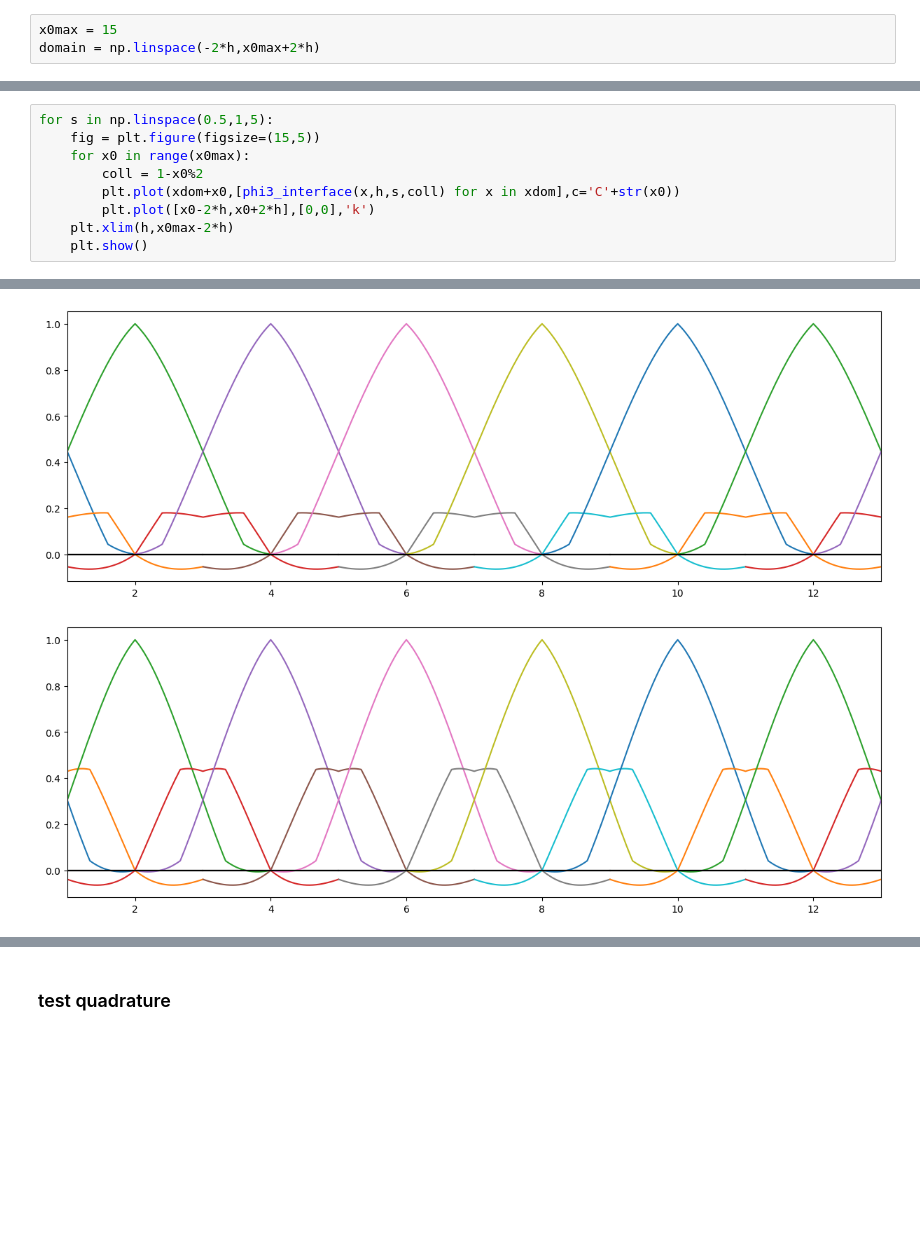
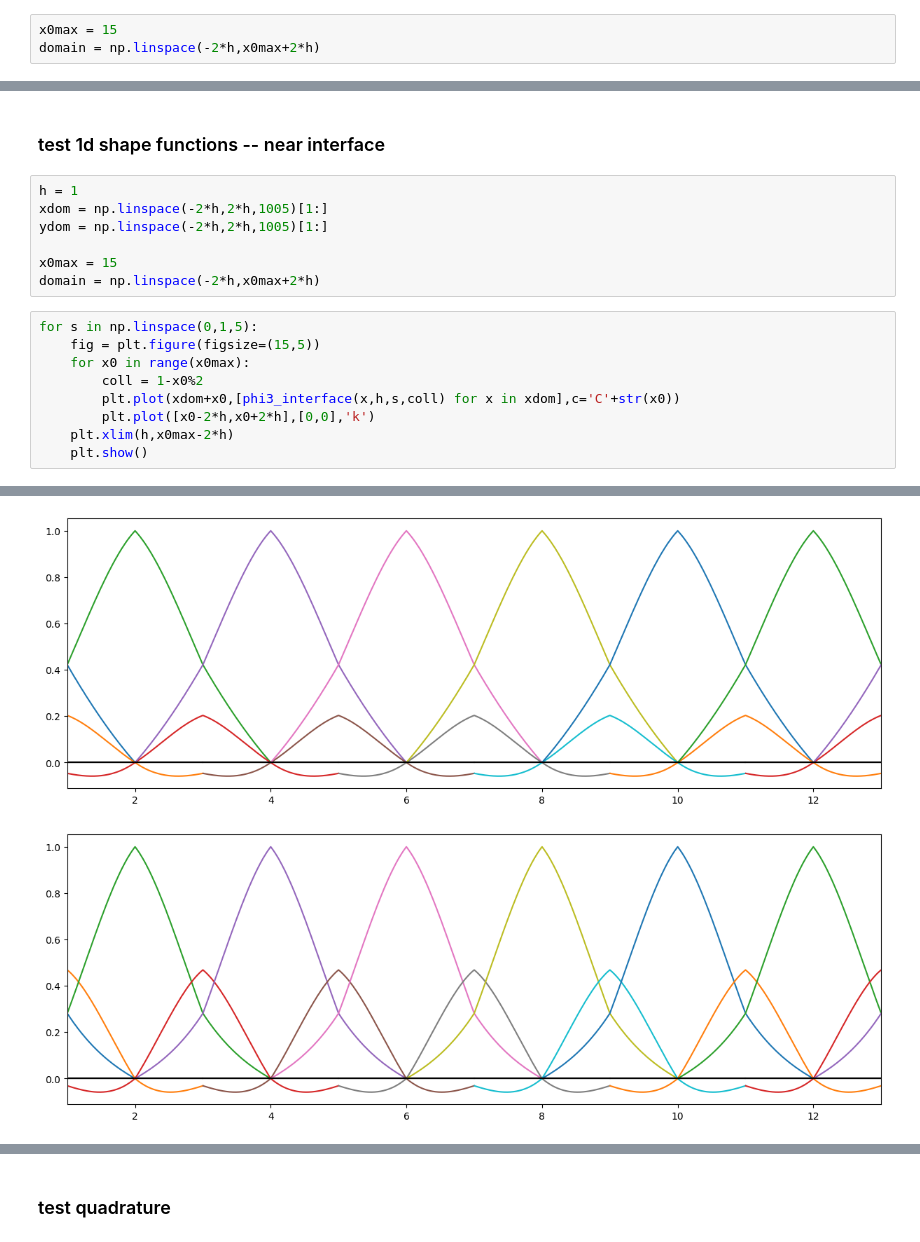
Before and after one commit to brynbarker/Galerkin-Differencing, a Jupyter notebook: 2d-AMR.ipynb, the cells around one changed output, grey strips where cells are left out. Drawn from its saved outputs; the diff is of its cells as text; blank space fills up the shorter version.

```diff
--- a/2d-AMR.ipynb
+++ b/2d-AMR.ipynb
@@ -22,13 +30,22 @@ plt.show()
+# %% [markdown]
+### test 1d shape functions -- near interface
+# %%
+h = 1
+xdom = np.linspace(-2*h,2*h,1005)[1:]
+ydom = np.linspace(-2*h,2*h,1005)[1:]
+
+x0max = 15
+domain = np.linspace(-2*h,x0max+2*h)
 # %%
-for s in np.linspace(0.5,1,5):
+for s in np.linspace(0,1,5):
     fig = plt.figure(figsize=(15,5))
     for x0 in range(x0max):
         coll = 1-x0%2
         plt.plot(xdom+x0,[phi3_interface(x,h,s,coll) for x in xdom],c='C'+str(x0))
         plt.plot([x0-2*h,x0+2*h],[0,0],'k')
     plt.xlim(h,x0max-2*h)
     plt.show()
 # %% [output]
 [figure]
-[figure, old version]
+[figure, new version]
-[figure, old version]
+[figure, new version]
```
Also changed, not shown: parts of 19 cells of this notebook, 3 other files.
